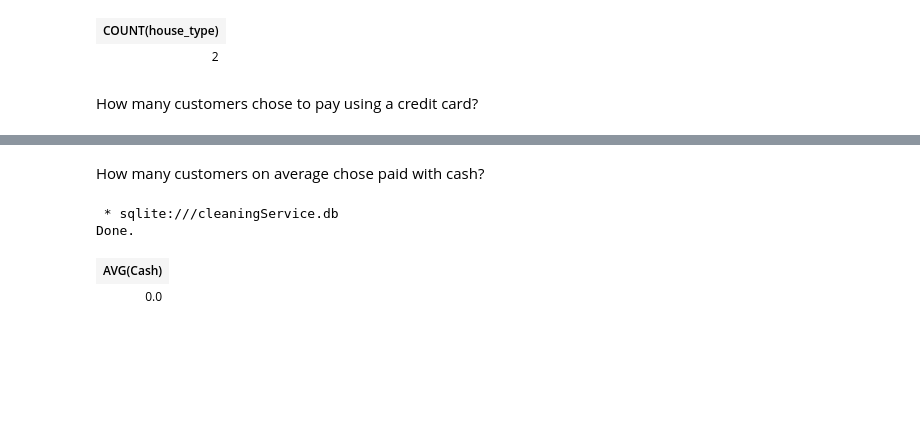
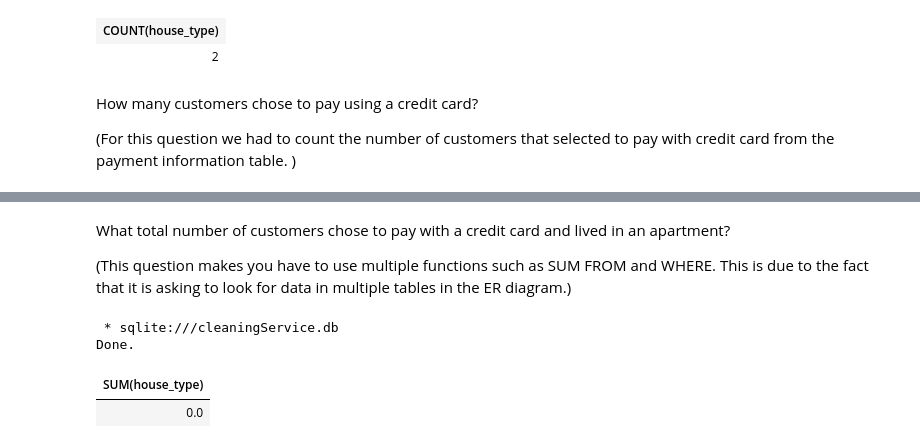
Before and after one commit to cjporcell/IST-210-Group-Project, a Jupyter notebook: IST_Group_Assignment_3.ipynb, the cells around one changed output, grey strips where cells are left out. Drawn from its saved outputs; the diff is of its cells as text; code cells hidden in the pictures; blank space fills up the shorter version.

```diff
--- a/IST_Group_Assignment_3.ipynb
+++ b/IST_Group_Assignment_3.ipynb
@@ -61,6 +73,8 @@ Done.
 | 2 |
 # %% [markdown]
 How many customers chose to pay using a credit card?
+
+(For this question we had to count the number of customers that selected to pay with credit card from the payment information table. )
 # %%
 %%sql
 SELECT COUNT(credit_card_number) FROM Payment_Information
@@ -69,13 +83,15 @@ SELECT COUNT(credit_card_number) FROM Payment_Information
 Done.
 | COUNT(credit_card_number) |
 | 2 |
-# %% [markdown]
-How many customers on average chose paid with cash?
+# %% [markdown]
+What total number of customers chose to pay with a credit card and lived in an apartment?
+
+(This question makes you have to use multiple functions such as SUM FROM and WHERE. This is due to the fact that it is asking to look for data in multiple tables in the ER diagram.)
 # %%
 %%sql
-SELECT AVG(Cash) FROM Payment_Information
+SELECT SUM(house_type) FROM Location WHERE (house_type) ='Apartment'
 # %% [output]
  * sqlite:///cleaningService.db
 Done.
-| AVG(Cash) |
+| SUM(house_type) |
 | 0.0 |
```
Also changed, not shown: parts of 5 cells of this notebook.
